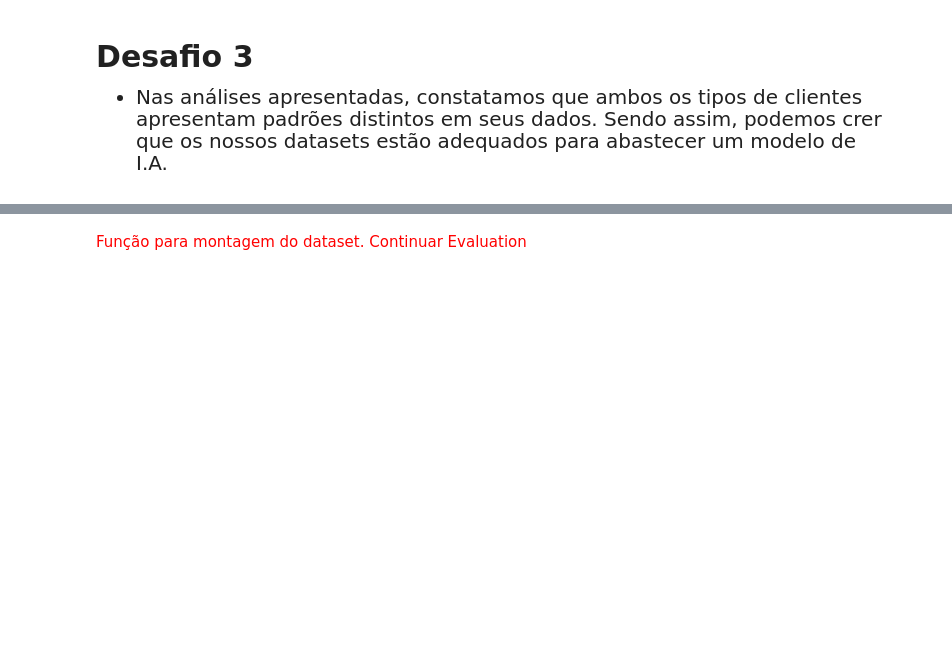
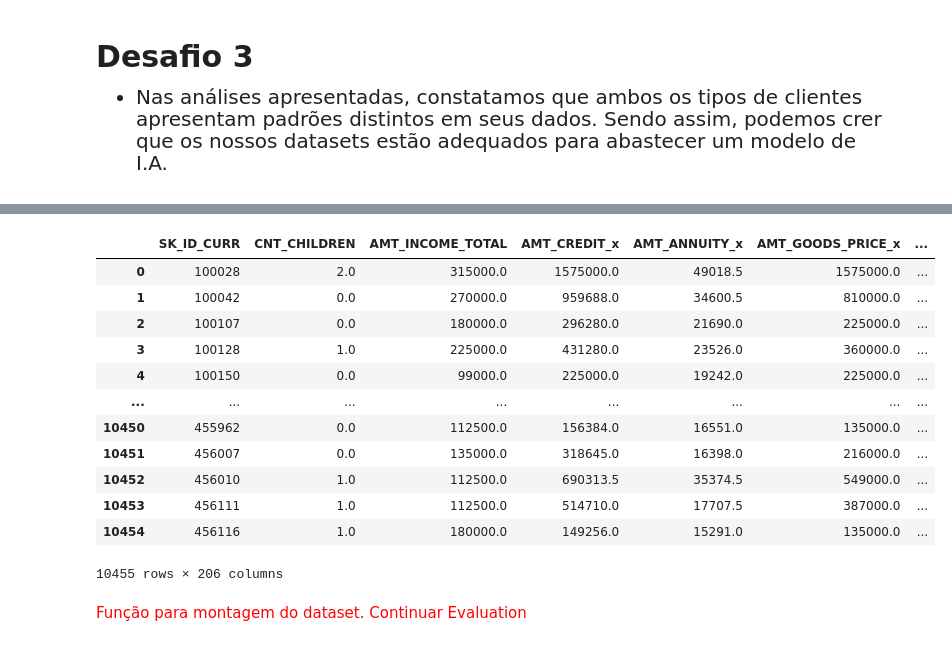
Before and after one commit to felipesveiga/home-loans, a Jupyter notebook: project/home-default.ipynb, the cells around one changed output, grey strips where cells are left out. Cells and saved outputs as stored; diff of their text form; code cells hidden in the pictures; blank space fills up the shorter version.

```diff
--- a/project/home-default.ipynb
+++ b/project/home-default.ipynb
@@ -640,3 +680,19 @@ del df
+# %%
+Dataset().make_dataset('application_test.csv')
+# %% [output]
+|  | SK_ID_CURR | CNT_CHILDREN | AMT_INCOME_TOTAL | AMT_CREDIT_x | AMT_ANNUITY_x | AMT_GOODS_PRICE_x | ... |
+| 0 | 100028 | 2.0 | 315000.0 | 1575000.0 | 49018.5 | 1575000.0 | ... |
+| 1 | 100042 | 0.0 | 270000.0 | 959688.0 | 34600.5 | 810000.0 | ... |
+| 2 | 100107 | 0.0 | 180000.0 | 296280.0 | 21690.0 | 225000.0 | ... |
+| 3 | 100128 | 1.0 | 225000.0 | 431280.0 | 23526.0 | 360000.0 | ... |
+| 4 | 100150 | 0.0 | 99000.0 | 225000.0 | 19242.0 | 225000.0 | ... |
+| ... | ... | ... | ... | ... | ... | ... | ... |
+| 10450 | 455962 | 0.0 | 112500.0 | 156384.0 | 16551.0 | 135000.0 | ... |
+| 10451 | 456007 | 0.0 | 135000.0 | 318645.0 | 16398.0 | 216000.0 | ... |
+| 10452 | 456010 | 1.0 | 112500.0 | 690313.5 | 35374.5 | 549000.0 | ... |
+| 10453 | 456111 | 1.0 | 112500.0 | 514710.0 | 17707.5 | 387000.0 | ... |
+| 10454 | 456116 | 1.0 | 180000.0 | 149256.0 | 15291.0 | 135000.0 | ... |
+10455 rows × 206 columns
 # %% [markdown]
 
 <p style='color:red'> Função para montagem do dataset. Continuar Evaluation</p>
```
Also changed, not shown: parts of 5 cells of this notebook.
